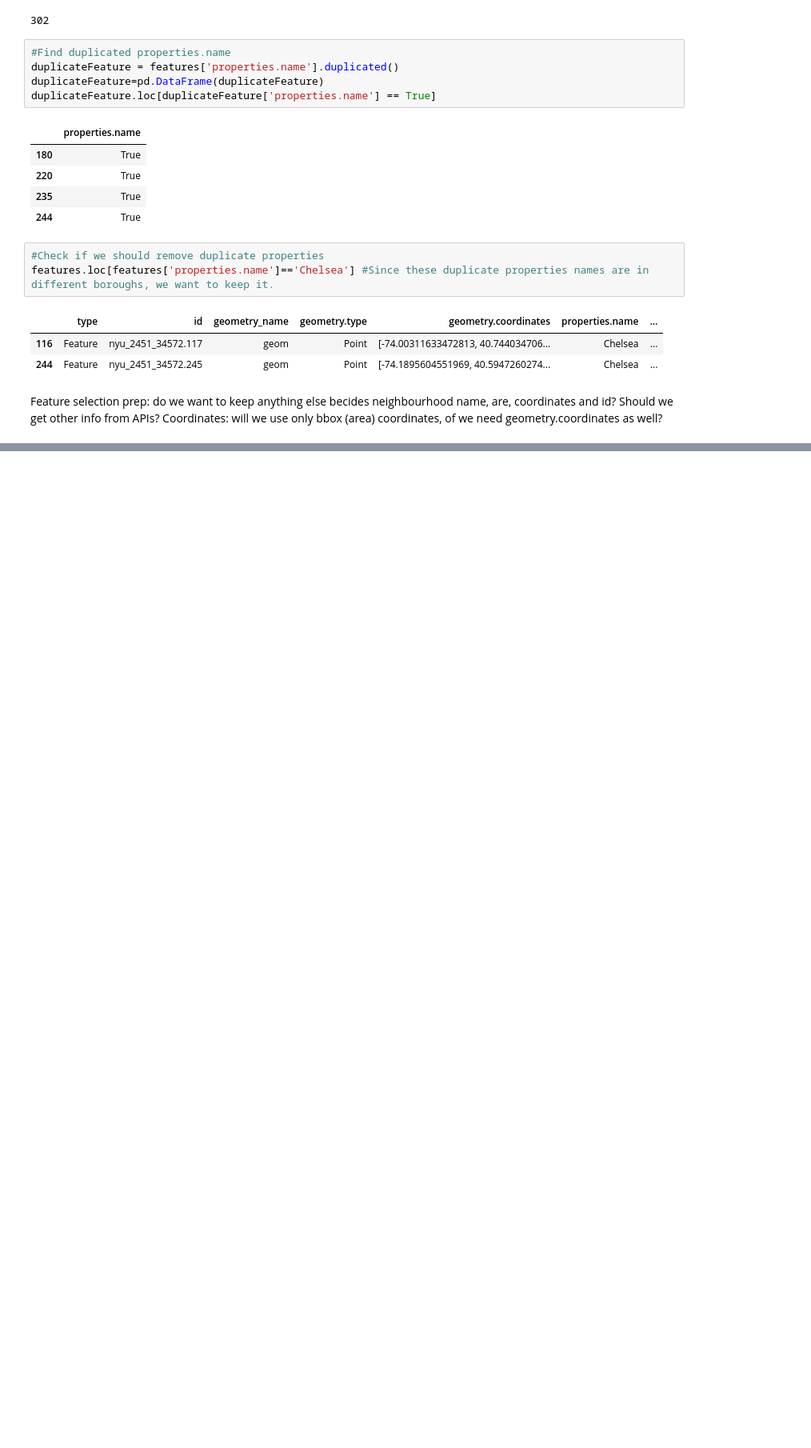
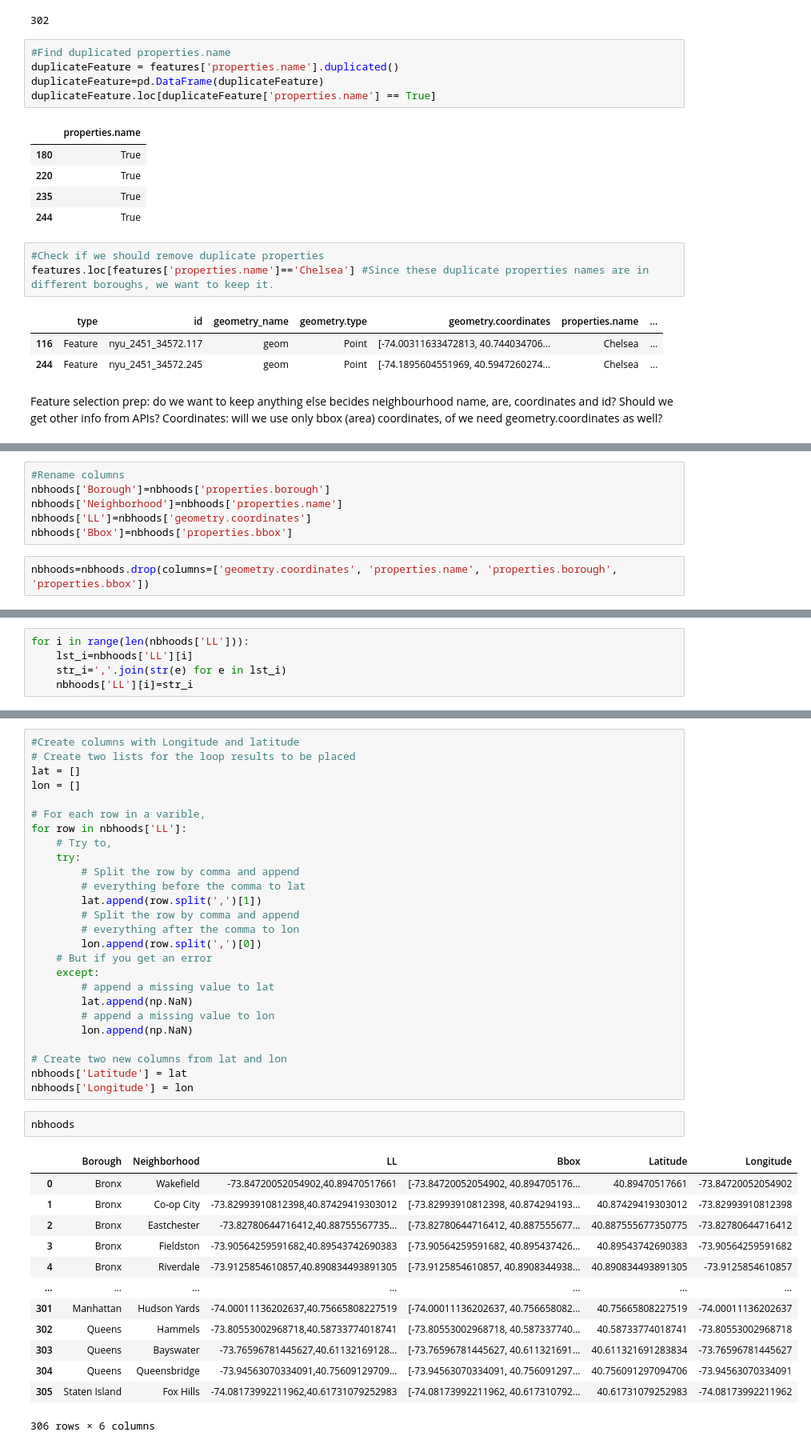
Before and after one commit to LightBeacon/Mid-Term-Project, a Jupyter notebook: Neighborhoods_initial_data.ipynb, the cells around one changed output, grey strips where cells are left out. Shown at 80% size. Cells and saved outputs as stored; diff of their text form; blank space fills up the shorter version.

```diff
--- a/Nyc_Geo_to_df.ipynb
+++ b/Neighborhoods_initial_data.ipynb
@@ -125,0 +145,8 @@ Coordinates: will we use only bbox (area) coordinates, of we need geometry.coord
+# %%
+#Rename columns
+nbhoods['Borough']=nbhoods['properties.borough']
+nbhoods['Neighborhood']=nbhoods['properties.name']
+nbhoods['LL']=nbhoods['geometry.coordinates']
+nbhoods['Bbox']=nbhoods['properties.bbox']
+# %%
+nbhoods=nbhoods.drop(columns=['geometry.coordinates', 'properties.name', 'properties.borough', 'properties.bbox'])
@@ -125,0 +161,5 @@ Coordinates: will we use only bbox (area) coordinates, of we need geometry.coord
+# %%
+for i in range(len(nbhoods['LL'])):
+    lst_i=nbhoods['LL'][i]
+    str_i=','.join(str(e) for e in lst_i)
+    nbhoods['LL'][i]=str_i
@@ -125,0 +182,42 @@ Coordinates: will we use only bbox (area) coordinates, of we need geometry.coord
+# %%
+#Create columns with Longitude and latitude
+# Create two lists for the loop results to be placed
+lat = []
+lon = []
+
+# For each row in a varible,
+for row in nbhoods['LL']:
+    # Try to,
+    try:
+        # Split the row by comma and append
+        # everything before the comma to lat
+        lat.append(row.split(',')[1])
+        # Split the row by comma and append
+        # everything after the comma to lon
+        lon.append(row.split(',')[0])
+    # But if you get an error
+    except:
+        # append a missing value to lat
+        lat.append(np.NaN)
+        # append a missing value to lon
+        lon.append(np.NaN)
+
+# Create two new columns from lat and lon
+nbhoods['Latitude'] = lat
+nbhoods['Longitude'] = lon
+# %%
+nbhoods
+# %% [output]
+|  | Borough | Neighborhood | LL | Bbox | Latitude | Longitude |
+| 0 | Bronx | Wakefield | -73.84720052054902,40.89470517661 | [-73.84720052054902, 40.894705176... | 40.89470517661 | -73.84720052054902 |
+| 1 | Bronx | Co-op City | -73.82993910812398,40.87429419303012 | [-73.82993910812398, 40.874294193... | 40.87429419303012 | -73.82993910812398 |
+| 2 | Bronx | Eastchester | -73.82780644716412,40.88755567735... | [-73.82780644716412, 40.887555677... | 40.887555677350775 | -73.82780644716412 |
+| 3 | Bronx | Fieldston | -73.90564259591682,40.89543742690383 | [-73.90564259591682, 40.895437426... | 40.89543742690383 | -73.90564259591682 |
+| 4 | Bronx | Riverdale | -73.9125854610857,40.890834493891305 | [-73.9125854610857, 40.8908344938... | 40.890834493891305 | -73.9125854610857 |
+| ... | ... | ... | ... | ... | ... | ... |
+| 301 | Manhattan | Hudson Yards | -74.00011136202637,40.75665808227519 | [-74.00011136202637, 40.756658082... | 40.75665808227519 | -74.00011136202637 |
+| 302 | Queens | Hammels | -73.80553002968718,40.58733774018741 | [-73.80553002968718, 40.587337740... | 40.58733774018741 | -73.80553002968718 |
+| 303 | Queens | Bayswater | -73.76596781445627,40.61132169128... | [-73.76596781445627, 40.611321691... | 40.611321691283834 | -73.76596781445627 |
+| 304 | Queens | Queensbridge | -73.94563070334091,40.75609129709... | [-73.94563070334091, 40.756091297... | 40.756091297094706 | -73.94563070334091 |
+| 305 | Staten Island | Fox Hills | -74.08173992211962,40.61731079252983 | [-74.08173992211962, 40.617310792... | 40.61731079252983 | -74.08173992211962 |
+306 rows × 6 columns
```
Also changed, not shown: parts of 14 cells of this notebook, 6 other files.
